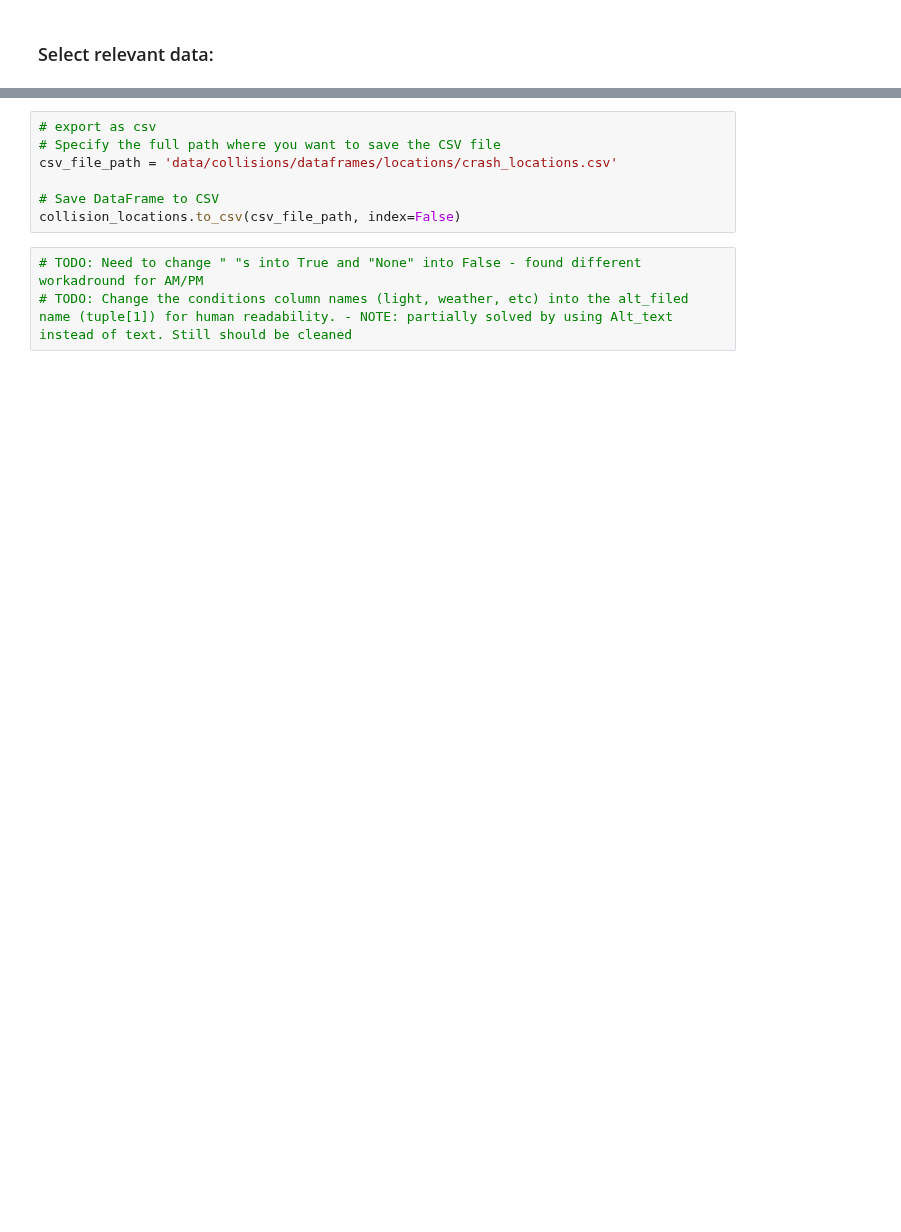
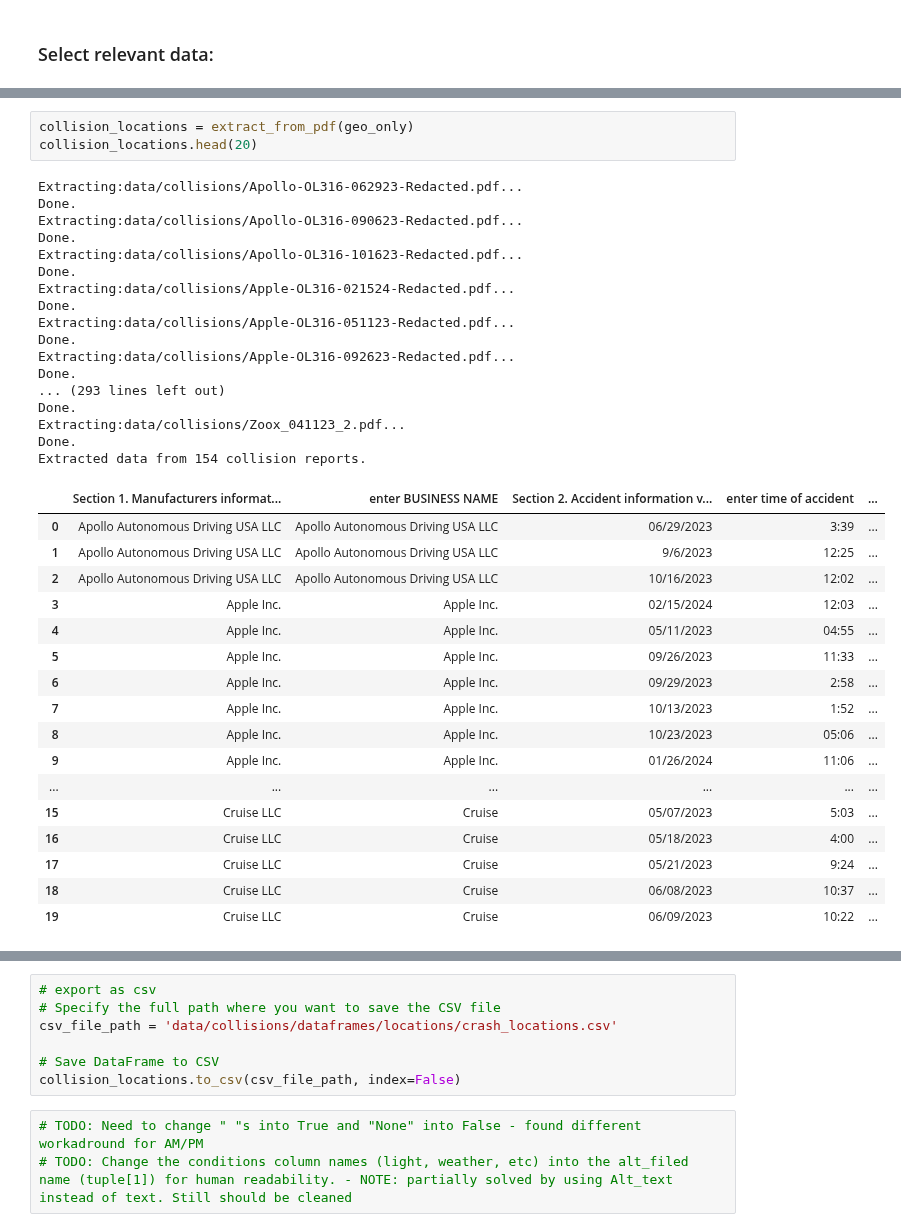
Before and after one commit to Kyle-Markwardt/self-driving-vehicles, a Jupyter notebook: pdf.ipynb, the cells around one changed output, grey strips where cells are left out. Cells and saved outputs as stored; diff of their text form; blank space fills up the shorter version.

```diff
--- a/pdf.ipynb
+++ b/pdf.ipynb
@@ -166,0 +159,38 @@ Extracted data from 139 collision reports.
+# %%
+collision_locations = extract_from_pdf(geo_only)
+collision_locations.head(20)
+# %% [output]
+Extracting:data/collisions/Apollo-OL316-062923-Redacted.pdf...
+Done.
+Extracting:data/collisions/Apollo-OL316-090623-Redacted.pdf...
+Done.
+Extracting:data/collisions/Apollo-OL316-101623-Redacted.pdf...
+Done.
+Extracting:data/collisions/Apple-OL316-021524-Redacted.pdf...
+Done.
+Extracting:data/collisions/Apple-OL316-051123-Redacted.pdf...
+Done.
+Extracting:data/collisions/Apple-OL316-092623-Redacted.pdf...
+Done.
+... (293 lines left out)
+Done.
+Extracting:data/collisions/Zoox_041123_2.pdf...
+Done.
+Extracted data from 154 collision reports.
+|  | Section 1. Manufacturers informat... | enter BUSINESS NAME | Section 2. Accident information v... | enter time of accident | ... |
+| 0 | Apollo Autonomous Driving USA LLC | Apollo Autonomous Driving USA LLC | 06/29/2023 | 3:39 | ... |
+| 1 | Apollo Autonomous Driving USA LLC | Apollo Autonomous Driving USA LLC | 9/6/2023 | 12:25 | ... |
+| 2 | Apollo Autonomous Driving USA LLC | Apollo Autonomous Driving USA LLC | 10/16/2023 | 12:02 | ... |
+| 3 | Apple Inc. | Apple Inc. | 02/15/2024 | 12:03 | ... |
+| 4 | Apple Inc. | Apple Inc. | 05/11/2023 | 04:55 | ... |
+| 5 | Apple Inc. | Apple Inc. | 09/26/2023 | 11:33 | ... |
+| 6 | Apple Inc. | Apple Inc. | 09/29/2023 | 2:58 | ... |
+| 7 | Apple Inc. | Apple Inc. | 10/13/2023 | 1:52 | ... |
+| 8 | Apple Inc. | Apple Inc. | 10/23/2023 | 05:06 | ... |
+| 9 | Apple Inc. | Apple Inc. | 01/26/2024 | 11:06 | ... |
+| ... | ... | ... | ... | ... | ... |
+| 15 | Cruise LLC | Cruise | 05/07/2023 | 5:03 | ... |
+| 16 | Cruise LLC | Cruise | 05/18/2023 | 4:00 | ... |
+| 17 | Cruise LLC | Cruise | 05/21/2023 | 9:24 | ... |
+| 18 | Cruise LLC | Cruise | 06/08/2023 | 10:37 | ... |
+| 19 | Cruise LLC | Cruise | 06/09/2023 | 10:22 | ... |
```
Also changed, not shown: parts of 11 cells of this notebook, 3 other files.
